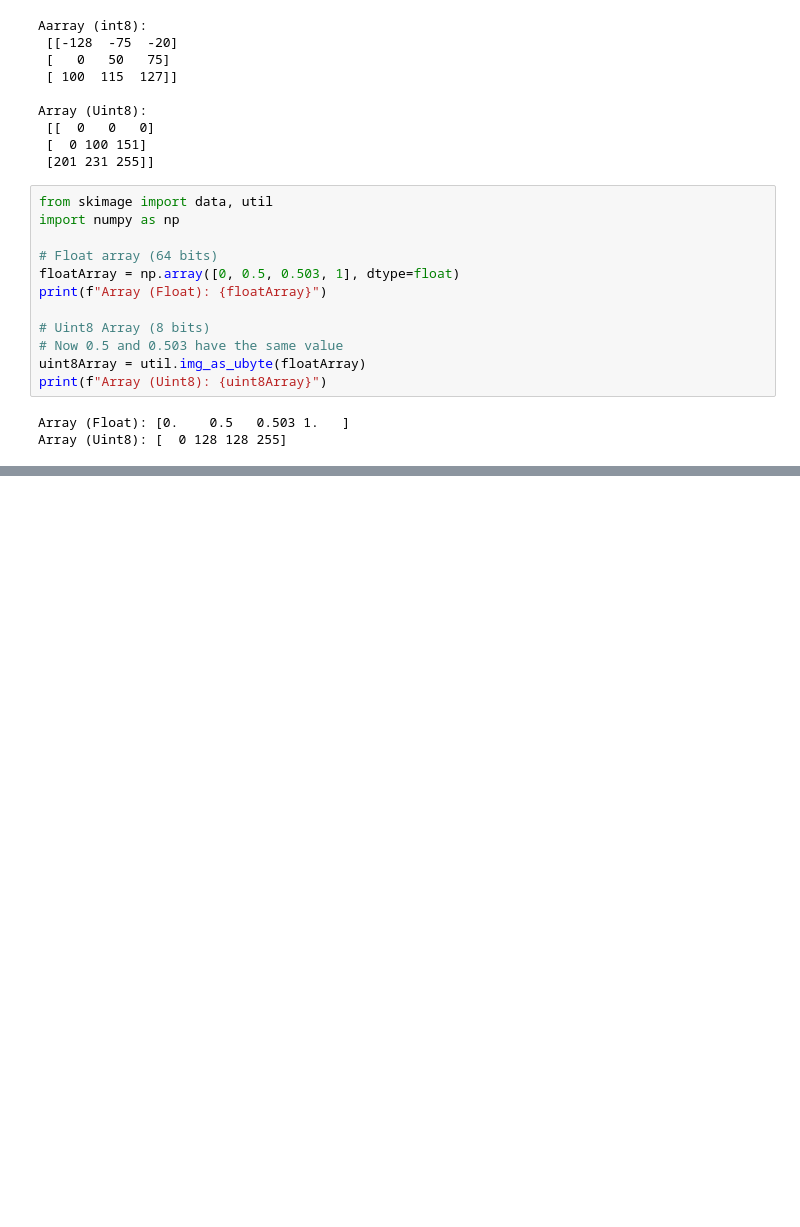
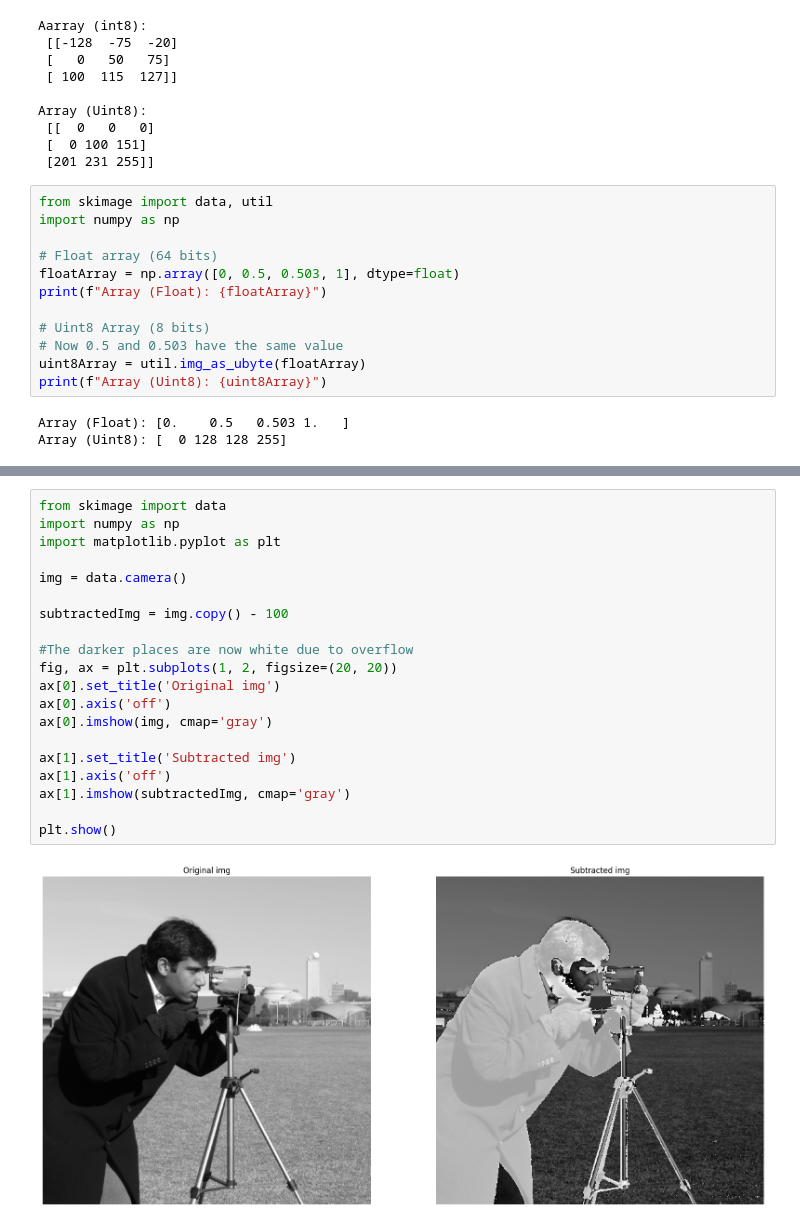
Before and after one commit to Tommy1908/ERV-CC, a Jupyter notebook: 01_Basics/05_datatypes.ipynb, the cells around one changed output, grey strips where cells are left out. Saved outputs shown, nothing was run; the diff lists cells and outputs as text; blank space fills up the shorter version.

Commit message:
data types

```diff
--- a/01_Basics/05_datatypes.ipynb
+++ b/01_Basics/05_datatypes.ipynb
@@ -196,0 +217,22 @@ Array (Uint8): [  0 128 128 255]
+# %%
+from skimage import data
+import numpy as np
+import matplotlib.pyplot as plt
+
+img = data.camera()
+
+subtractedImg = img.copy() - 100
+
+#The darker places are now white due to overflow
+fig, ax = plt.subplots(1, 2, figsize=(20, 20))
+ax[0].set_title('Original img')
+ax[0].axis('off')
+ax[0].imshow(img, cmap='gray')
+
+ax[1].set_title('Subtracted img')
+ax[1].axis('off')
+ax[1].imshow(subtractedImg, cmap='gray')
+
+plt.show()
+# %% [output]
+[figure, added]
```
Also changed, not shown: parts of 9 cells of this notebook.
